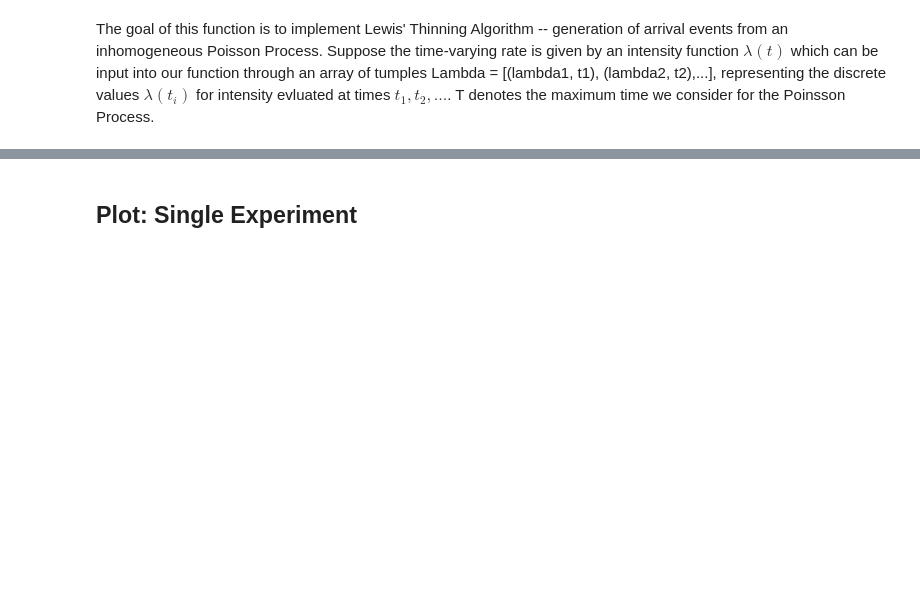
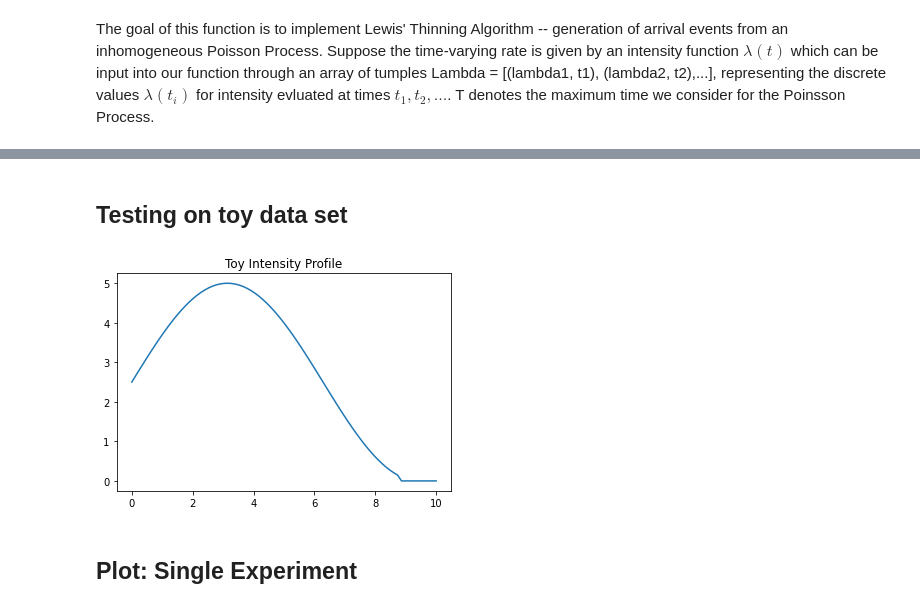
Before and after one commit to yishu0524/Placental-Transmission, a Jupyter notebook: Sampling_Inhomogeneous_Poisson_Process.ipynb, the cells around one changed output, grey strips where cells are left out. Drawn from its saved outputs; the diff is of its cells as text; code cells hidden in the pictures; blank space fills up the shorter version.

```diff
--- a/Sampling_Inhomogeneous_Poisson_Process.ipynb
+++ b/Sampling_Inhomogeneous_Poisson_Process.ipynb
@@ -58,3 +46,5 @@ def inhomogeneousPoisson(Lambda, T):
             accepted_arrival_times.append(arrival_times[i])
 
     return accepted_arrival_times
+# %% [markdown]
+## Testing on toy data set
@@ -61,2 +58,8 @@ def inhomogeneousPoisson(Lambda, T):
+# %%
+plt.plot(t, lamb)
+plt.title('Toy Intensity Profile')
+plt.show()
+# %% [output]
+[figure, added]
 # %% [markdown]
 ## Plot: Single Experiment
```
Also changed, not shown: parts of 18 cells of this notebook.
